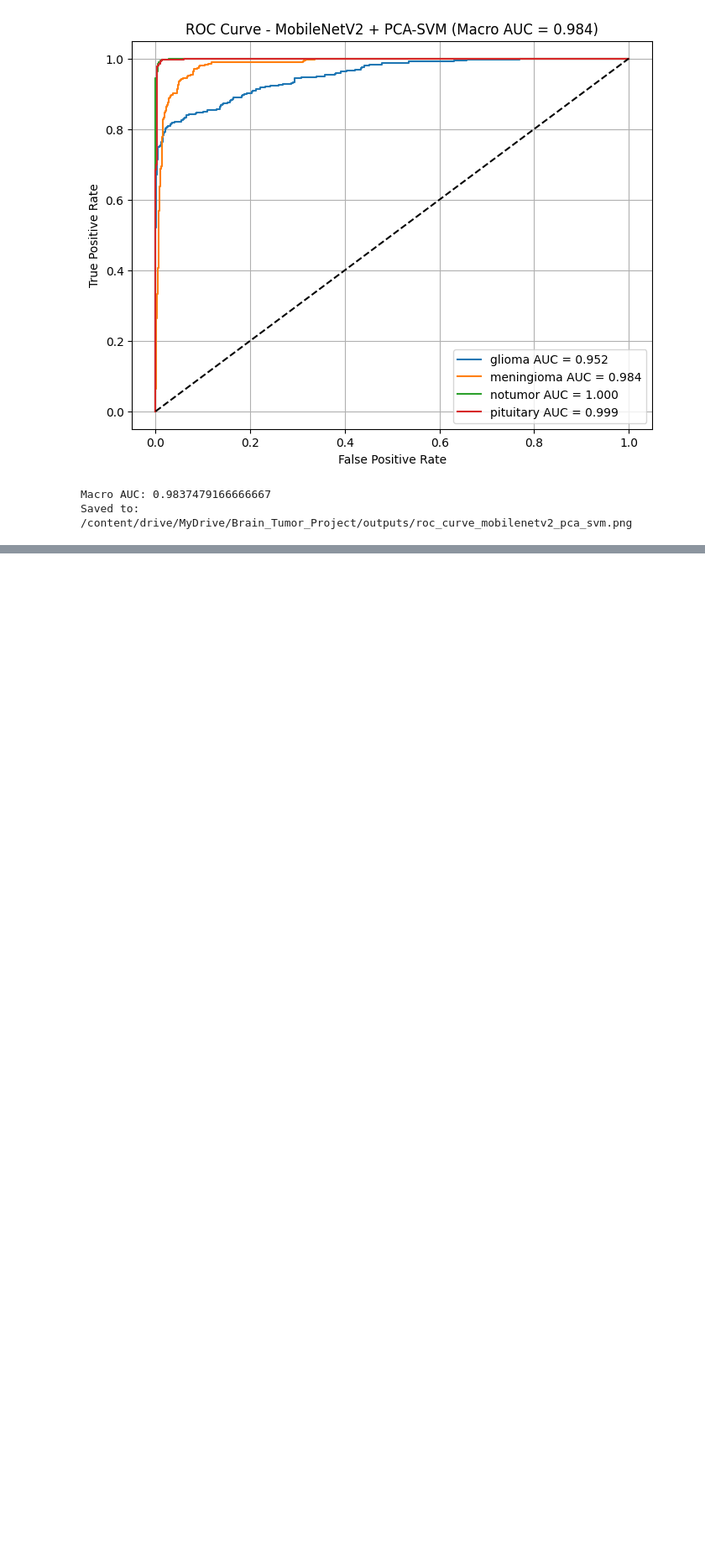
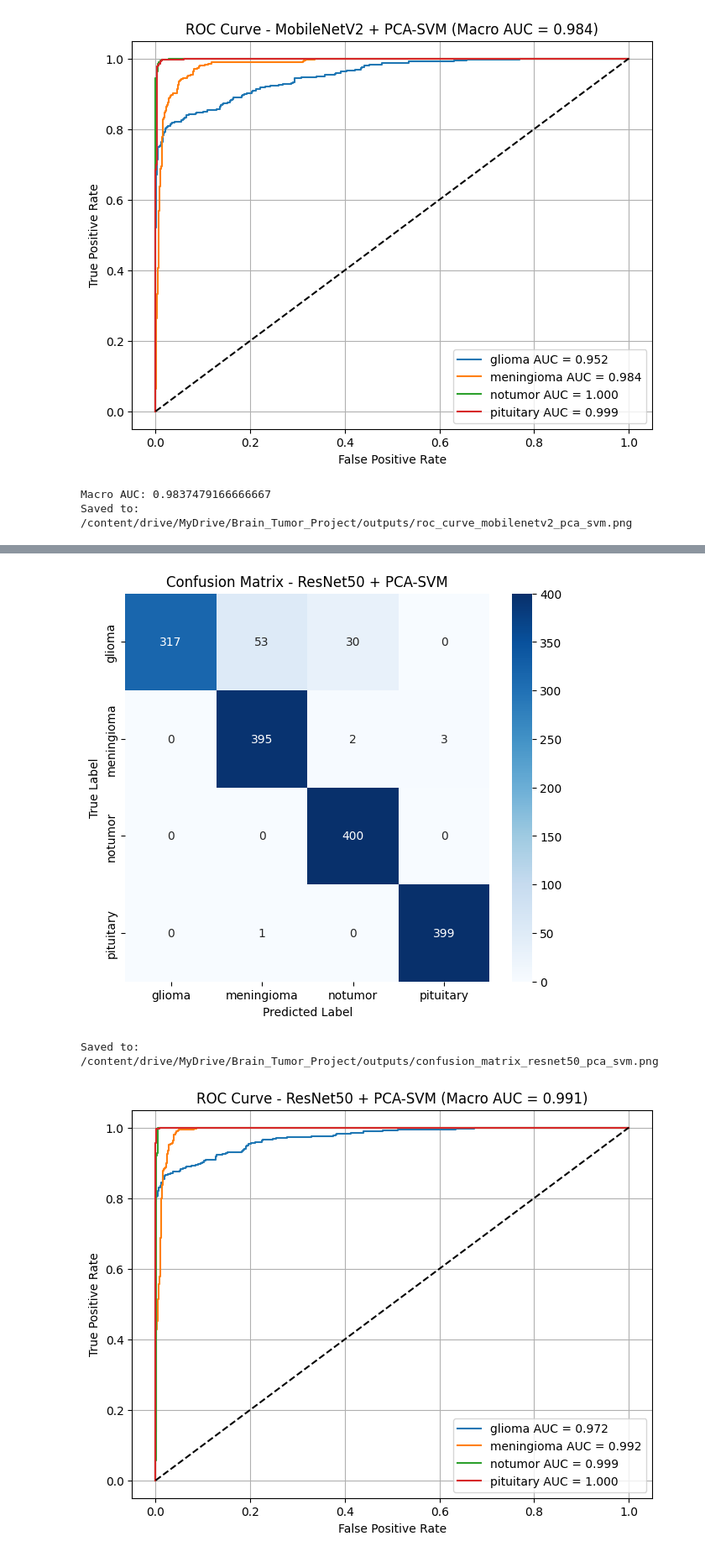
Before and after one commit to minhmax098/Brain-Tumor-CNN, a Jupyter notebook: Brain_Tumor_Classification_Final.ipynb, the cells around one changed output, grey strips where cells are left out. Shown at 84% size. Drawn from its saved outputs; the diff is of its cells as text; code cells hidden in the pictures; blank space fills up the shorter version.

```diff
--- a/Brain_Tumor_Classification_Final.ipynb
+++ b/Brain_Tumor_Classification_Final.ipynb
@@ -1019,0 +1357,13 @@ Saved to: /content/drive/MyDrive/Brain_Tumor_Project/outputs/roc_curve_mobilenet
+# %%
+X_train_resnet, y_train_resnet = extract_features(
+    resnet_feature_extractor,
+    train_feature_loader
+)
+
+X_test_resnet, y_test_resnet = extract_features(
+    resnet_feature_extractor,
+    test_feature_loader
+)
+
+print("ResNet50 train features:", X_train_resnet.shape)
+print("ResNet50 test features:", X_test_resnet.shape)
@@ -1019,0 +1373,16 @@ Saved to: /content/drive/MyDrive/Brain_Tumor_Project/outputs/roc_curve_mobilenet
+# %%
+resnet_pca_svm = Pipeline([
+    ("scaler", StandardScaler()),
+    ("pca", PCA(n_components=0.95, random_state=SEED)),
+    ("svm", SVC(kernel="rbf", probability=True, random_state=SEED))
+])
+
+resnet_pca_svm.fit(X_train_resnet, y_train_resnet)
+
+resnet_svm_pred = resnet_pca_svm.predict(X_test_resnet)
+resnet_svm_prob = resnet_pca_svm.predict_proba(X_test_resnet)
+
+resnet_pca_svm_acc = accuracy_score(y_test_resnet, resnet_svm_pred)
+
+print("ResNet50 + PCA-SVM Accuracy:", resnet_pca_svm_acc)
+print(classification_report(y_test_resnet, resnet_svm_pred, target_names=class_names))
@@ -1019,0 +1401,18 @@ Saved to: /content/drive/MyDrive/Brain_Tumor_Project/outputs/roc_curve_mobilenet
+# %%
+save_confusion_matrix(
+    y_test_resnet,
+    resnet_svm_pred,
+    "Confusion Matrix - ResNet50 + PCA-SVM",
+    "confusion_matrix_resnet50_pca_svm.png"
+)
+
+resnet_pca_svm_auc = save_roc_curve(
+    y_test_resnet,
+    resnet_svm_prob,
+    "ROC Curve - ResNet50 + PCA-SVM",
+    "roc_curve_resnet50_pca_svm.png"
+)
+# %% [output]
+[figure, added]
+Saved to: /content/drive/MyDrive/Brain_Tumor_Project/outputs/confusion_matrix_resnet50_pca_svm.png
+[figure, added]
```
Also changed, not shown: parts of 21 cells of this notebook.
